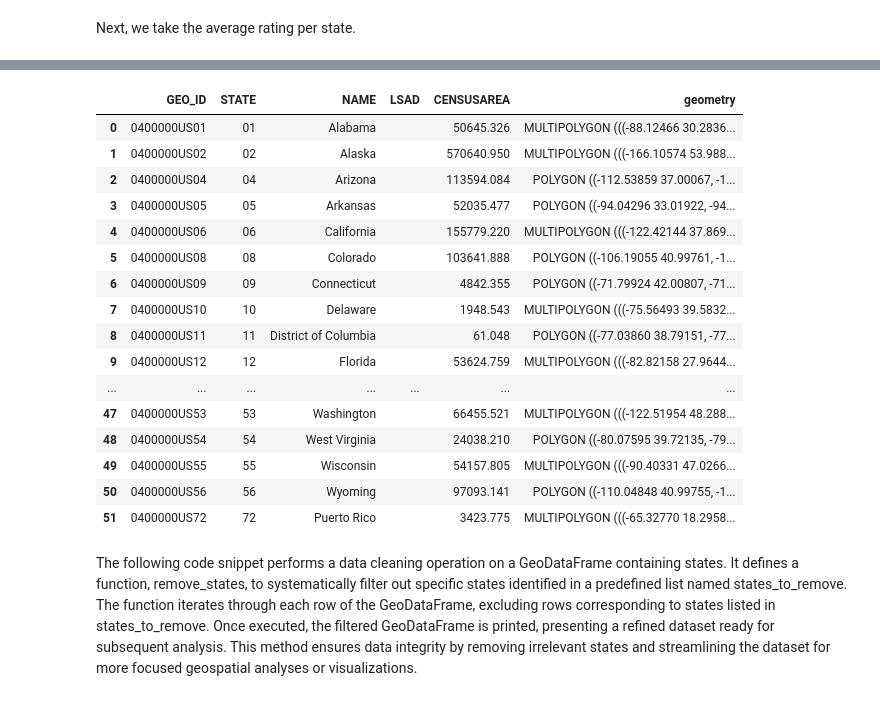
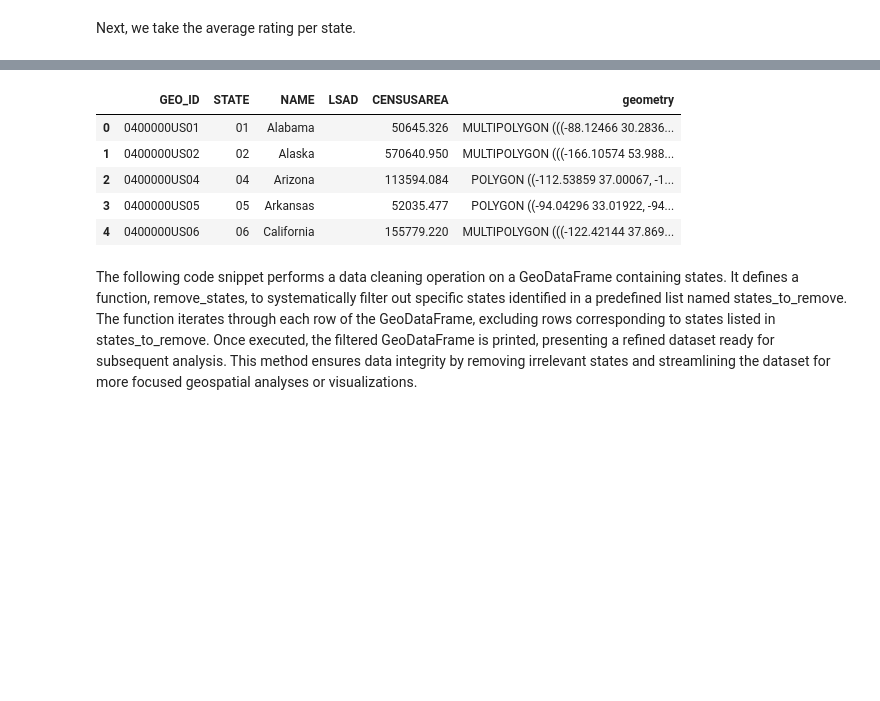
Before and after one commit to smokytrails/Voices-of-Walmart, a Jupyter notebook: Employee Review Analysis.ipynb, the cells around one changed output, grey strips where cells are left out. Cells and saved outputs as stored; diff of their text form; code cells hidden in the pictures; blank space fills up the shorter version.

```diff
--- a/Employee Review Analysis.ipynb
+++ b/Employee Review Analysis.ipynb
@@ -278,7 +145,7 @@ average_rating_by_state
 # %%
 #Introducing a file with geographic location to create a heatmap
-%pip install geopandas
+#%pip install geopandas
 import geopandas as gpd
 US = gpd.read_file("gz_2010_us_040_00_5m.json")
-US
+US.head(5)
 # %% [output]
@@ -303,20 +152,9 @@ Note: you may need to restart the kernel to use updated packages.
 |  | GEO_ID | STATE | NAME | LSAD | CENSUSAREA | geometry |
 | 0 | 0400000US01 | 01 | Alabama |  | 50645.326 | MULTIPOLYGON (((-88.12466 30.2836... |
 | 1 | 0400000US02 | 02 | Alaska |  | 570640.950 | MULTIPOLYGON (((-166.10574 53.988... |
 | 2 | 0400000US04 | 04 | Arizona |  | 113594.084 | POLYGON ((-112.53859 37.00067, -1... |
 | 3 | 0400000US05 | 05 | Arkansas |  | 52035.477 | POLYGON ((-94.04296 33.01922, -94... |
 | 4 | 0400000US06 | 06 | California |  | 155779.220 | MULTIPOLYGON (((-122.42144 37.869... |
-| 5 | 0400000US08 | 08 | Colorado |  | 103641.888 | POLYGON ((-106.19055 40.99761, -1... |
-| 6 | 0400000US09 | 09 | Connecticut |  | 4842.355 | POLYGON ((-71.79924 42.00807, -71... |
-| 7 | 0400000US10 | 10 | Delaware |  | 1948.543 | MULTIPOLYGON (((-75.56493 39.5832... |
-| 8 | 0400000US11 | 11 | District of Columbia |  | 61.048 | POLYGON ((-77.03860 38.79151, -77... |
-| 9 | 0400000US12 | 12 | Florida |  | 53624.759 | MULTIPOLYGON (((-82.82158 27.9644... |
-| ... | ... | ... | ... | ... | ... | ... |
-| 47 | 0400000US53 | 53 | Washington |  | 66455.521 | MULTIPOLYGON (((-122.51954 48.288... |
-| 48 | 0400000US54 | 54 | West Virginia |  | 24038.210 | POLYGON ((-80.07595 39.72135, -79... |
-| 49 | 0400000US55 | 55 | Wisconsin |  | 54157.805 | MULTIPOLYGON (((-90.40331 47.0266... |
-| 50 | 0400000US56 | 56 | Wyoming |  | 97093.141 | POLYGON ((-110.04848 40.99755, -1... |
-| 51 | 0400000US72 | 72 | Puerto Rico |  | 3423.775 | MULTIPOLYGON (((-65.32770 18.2958... |
 # %% [markdown]
 The following code snippet performs a data cleaning operation on a GeoDataFrame containing states. It defines a function, remove_states, to systematically filter out specific states identified in a predefined list named states_to_remove. The function iterates through each row of the GeoDataFrame, excluding rows corresponding to states listed in states_to_remove. Once executed, the filtered GeoDataFrame is printed, presenting a refined dataset ready for subsequent analysis. This method ensures data integrity by removing irrelevant states and streamlining the dataset for more focused geospatial analyses or visualizations.
 # %%
```
Also changed, not shown: parts of 22 cells of this notebook.
